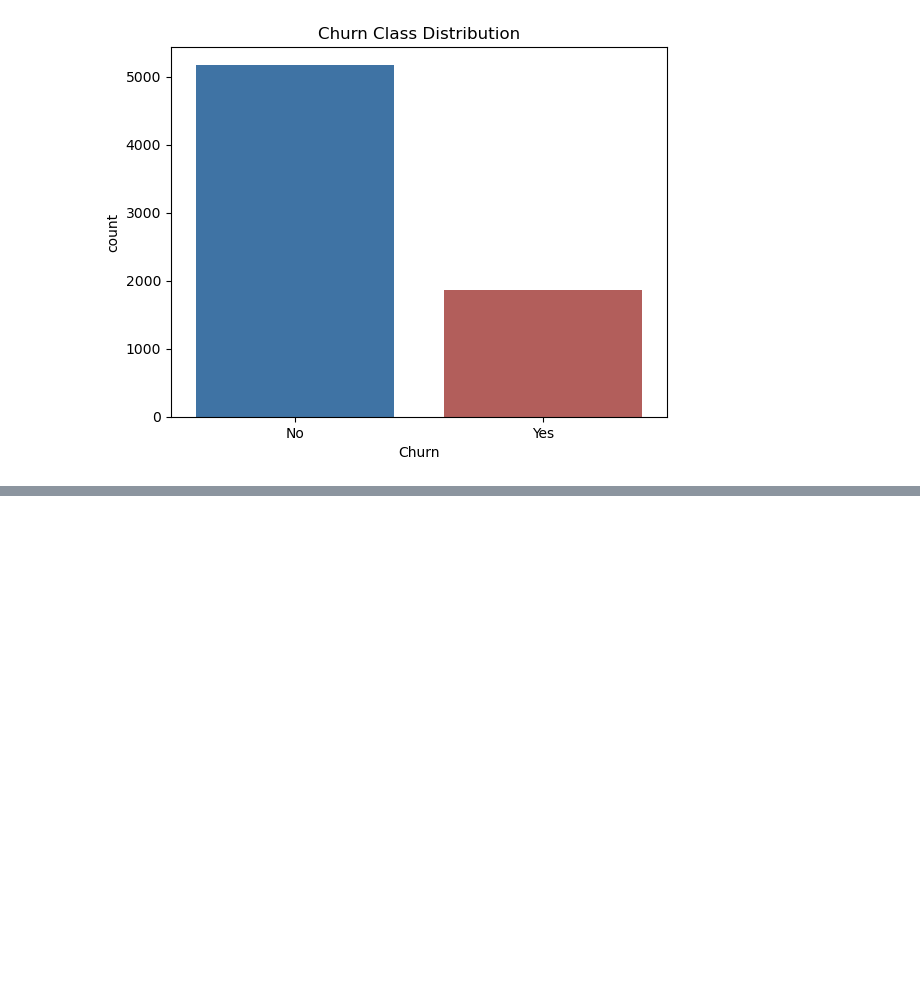
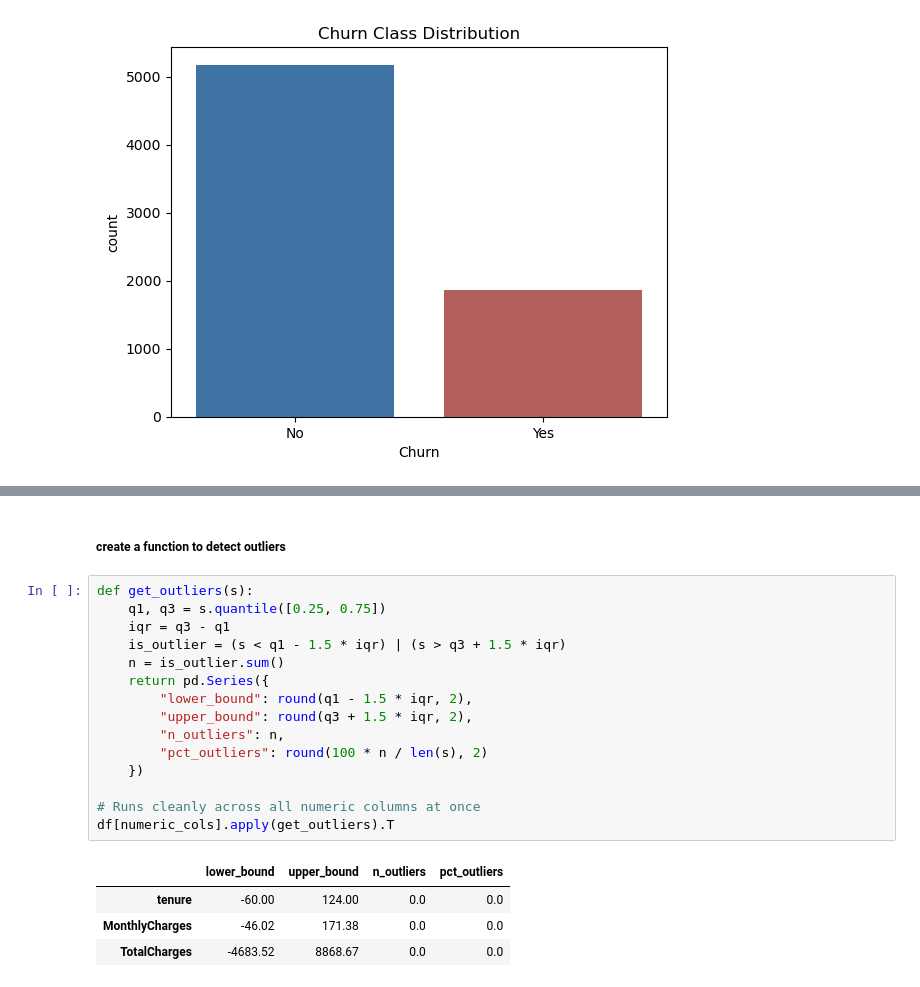
Before and after one commit to danielowuor/Customer-Retention-Intelligence-System, a Jupyter notebook: notebooks/01_eda_and_data_quality.ipynb, the cells around one changed output, grey strips where cells are left out. Cells and saved outputs as stored; diff of their text form; blank space fills up the shorter version.

```diff
--- a/notebooks/01_eda_and_data_quality.ipynb
+++ b/notebooks/01_eda_and_data_quality.ipynb
@@ -230,0 +243,22 @@ This indicates a moderate class imbalance with churn rate at 26%. this inform us
+# %% [markdown]
+##### create a function to detect outliers
+# %%
+def get_outliers(s):
+    q1, q3 = s.quantile([0.25, 0.75])
+    iqr = q3 - q1
+    is_outlier = (s < q1 - 1.5 * iqr) | (s > q3 + 1.5 * iqr)
+    n = is_outlier.sum()
+    return pd.Series({
+        "lower_bound": round(q1 - 1.5 * iqr, 2),
+        "upper_bound": round(q3 + 1.5 * iqr, 2),
+        "n_outliers": n,
+        "pct_outliers": round(100 * n / len(s), 2)
+    })
+
+# Runs cleanly across all numeric columns at once
+df[numeric_cols].apply(get_outliers).T
+# %% [output]
+|  | lower_bound | upper_bound | n_outliers | pct_outliers |
+| tenure | -60.00 | 124.00 | 0.0 | 0.0 |
+| MonthlyCharges | -46.02 | 171.38 | 0.0 | 0.0 |
+| TotalCharges | -4683.52 | 8868.67 | 0.0 | 0.0 |
```
Also changed, not shown: parts of 12 cells of this notebook.
